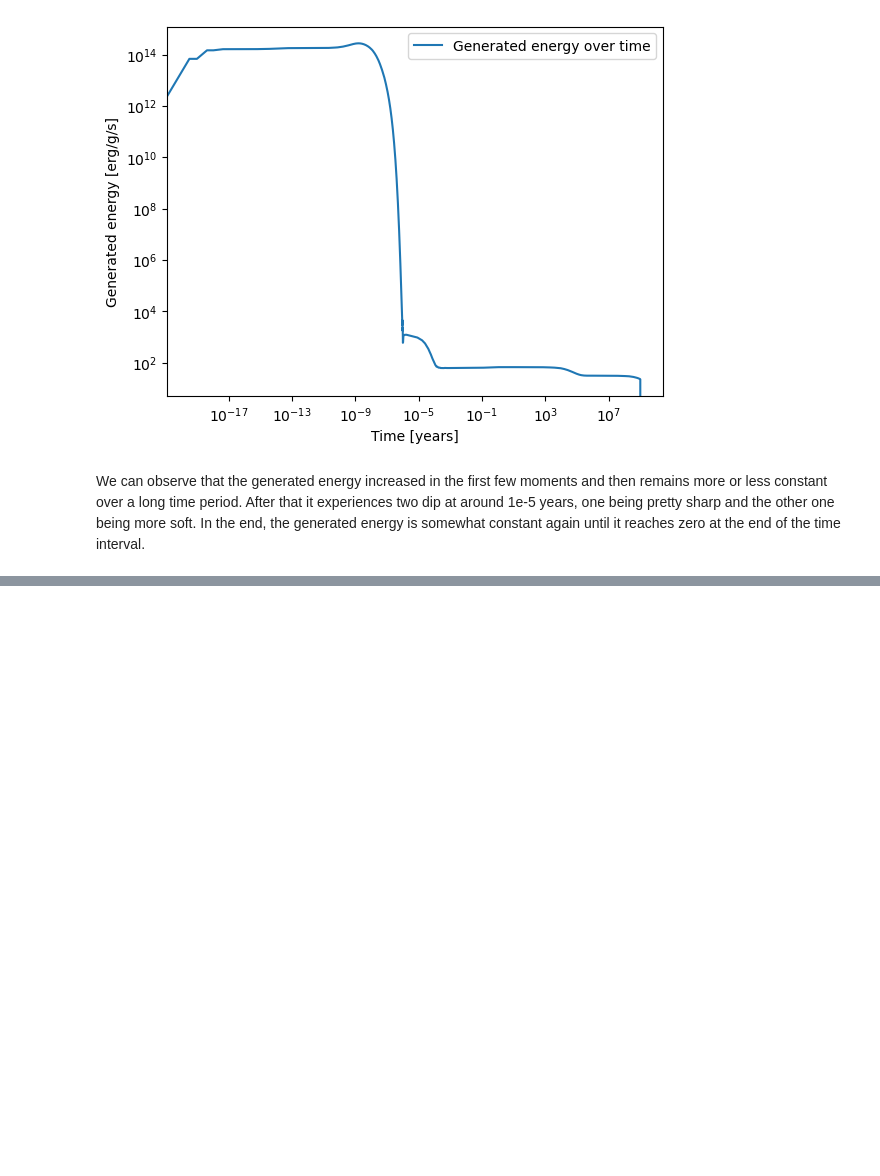
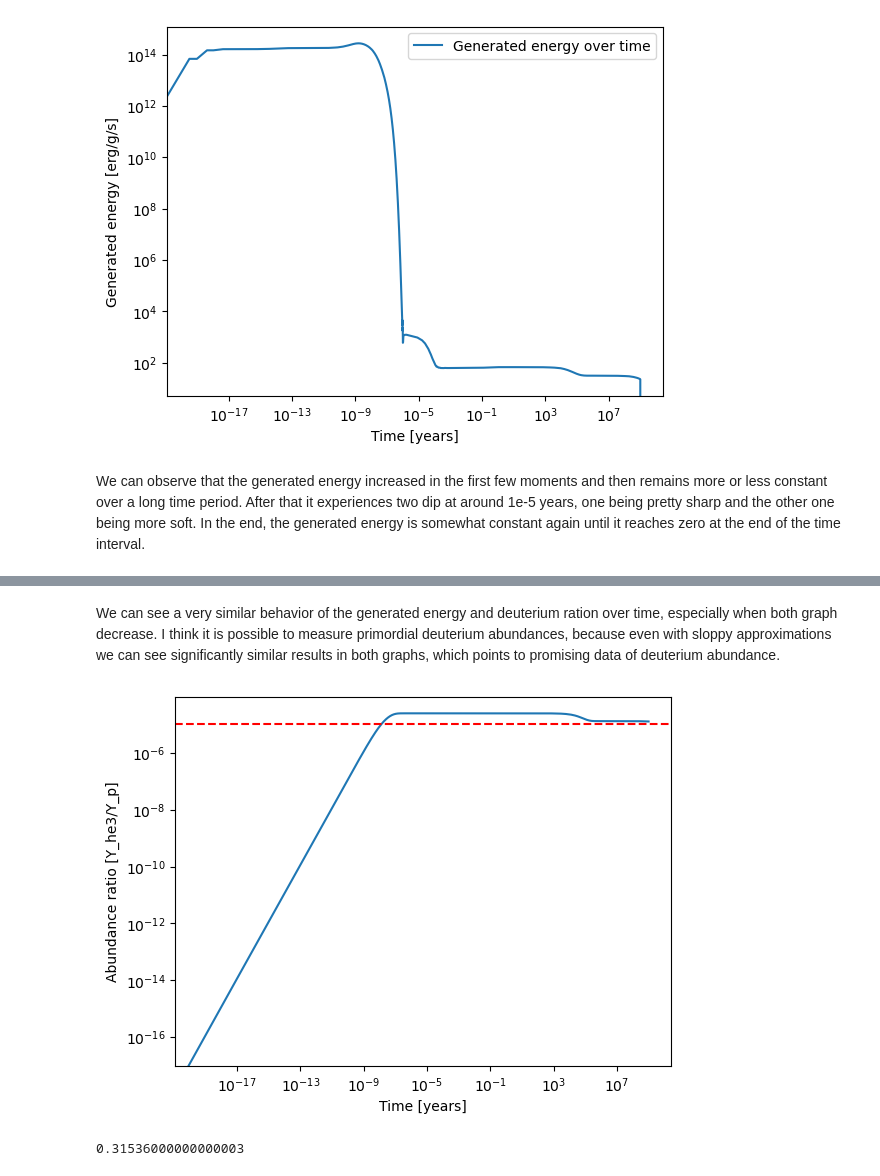
Before and after one commit to sMacks28/private, a Jupyter notebook: Uni/nuclearastrophysics/exercise04/exercise4.ipynb, the cells around one changed output, grey strips where cells are left out. Drawn from its saved outputs; the diff is of its cells as text; code cells hidden in the pictures; blank space fills up the shorter version.

```diff
--- a/Uni/nuclearastrophysics/exercise04/exercise4.ipynb
+++ b/Uni/nuclearastrophysics/exercise04/exercise4.ipynb
@@ -54,0 +96,23 @@ Y_he4 = trackT1[:, 4]
+# %% [markdown]
+We can see a very similar behavior of the generated energy and deuterium ration over time, especially when both graph decrease. I think it is possible to measure primordial deuterium abundances, because even with sloppy approximations we can see significantly similar results in both graphs, which points to promising data of deuterium abundance.
+# %%
+
+'''Looking up the reaction rates at JINA, because I dont know the module class_files.reaclib_class...'''
+R_pp = 1e-19
+R_he3he3 = 0.5*1e-9
+
+ratio_rate = np.sqrt(R_pp / (2*R_he3he3))
+plt.plot(time / (365*24*3600), Y_he3 / Y_p)
+plt.axhline(ratio_rate, color='red', linestyle = '--')
+plt.xlabel('Time [years]')
+plt.ylabel('Abundance ratio [Y_he3/Y_p]')
+plt.xscale('log')
+plt.yscale('log')
+plt.show()
+# %% [output]
+[figure, added]
+# %%
+timeeqhe3 = 1e-8 * 365 * 24 * 3600
+timeeqhe3
+# %% [output]
+0.31536000000000003
```
Also changed, not shown: parts of 20 cells of this notebook, 22 other files.
